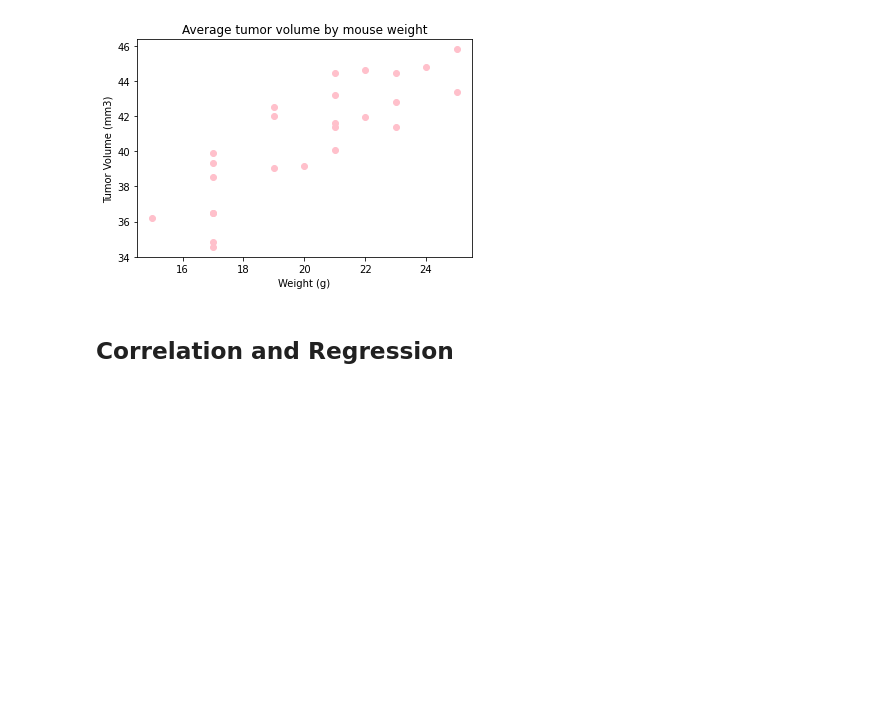
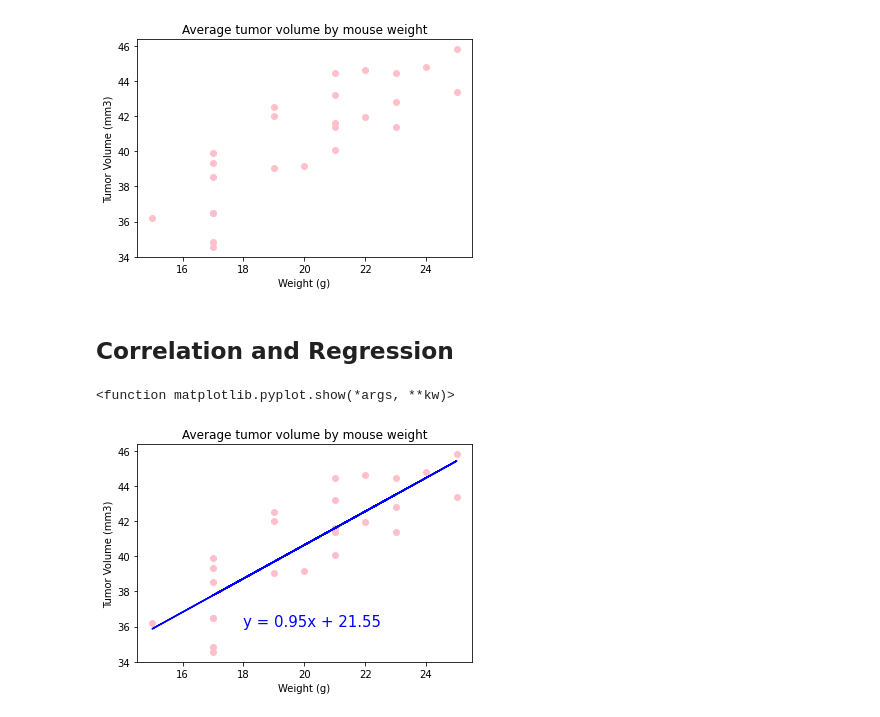
Before and after one commit to kunaual/matplotlib-challenge, a Jupyter notebook: Pymaceuticals/pymaceuticals.ipynb, the cells around one changed output. Drawn from its saved outputs; the diff is of its cells as text; code cells hidden in the pictures; blank space fills up the shorter version.

Commit message:
graphing regression line

```diff
--- a/Pymaceuticals/pymaceuticals.ipynb
+++ b/Pymaceuticals/pymaceuticals.ipynb
@@ -373,7 +374,9 @@ capData.loc[fourTrtmts_df["Mouse ID"] =="s185"]
 capMouse_gb = capData.groupby(["Mouse ID"])
 capMouse_gb = capMouse_gb[["Mouse ID","Weight (g)","Tumor Volume (mm3)"]].mean()
 
-plt.scatter(capMouse_gb["Weight (g)"], capMouse_gb["Tumor Volume (mm3)"], marker="o", facecolors="pink")
+x_axis=capMouse_gb["Weight (g)"]
+y_axis=capMouse_gb["Tumor Volume (mm3)"]
+weightVtumorplot = plt.scatter(x_axis, y_axis, marker="o", facecolors="pink")
 plt.title("Average tumor volume by mouse weight")
 plt.xlabel("Weight (g)")
 plt.ylabel("Tumor Volume (mm3)")
@@ -388,0 +389,21 @@ plt.show()
+# %%
+# Calculate the correlation coefficient and linear regression model
+# for mouse weight and average tumor volume for the Capomulin regimen
+(slope, intercept, rvalue, pvalue, stderr) = linregress(x_axis, y_axis)
+#eq of a line y=mx+b
+regress_values = slope*x_axis  + intercept
+line_eq = "y = " + str(round(slope,2)) + "x + " + str(round(intercept,2))
+
+plt.plot(x_axis,regress_values,"b-")
+plt.annotate(line_eq,(18,36),fontsize=15,color="blue")
+
+plt.scatter(x_axis, y_axis, marker="o", facecolors="pink")
+plt.title("Average tumor volume by mouse weight")
+plt.xlabel("Weight (g)")
+plt.ylabel("Tumor Volume (mm3)")
+
+
+plt.show
+# %% [output]
+<function matplotlib.pyplot.show(*args, **kw)>
+[figure, added]
```
Also changed, not shown: parts of 3 cells of this notebook.
